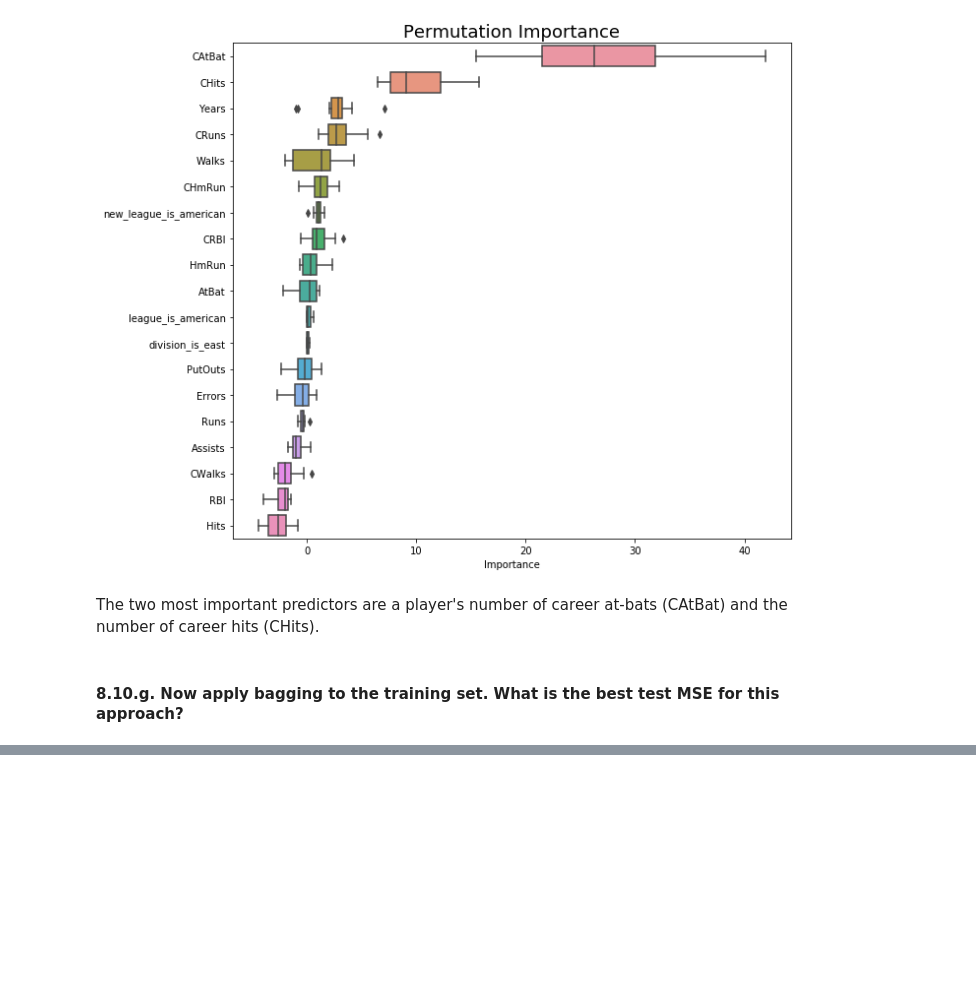
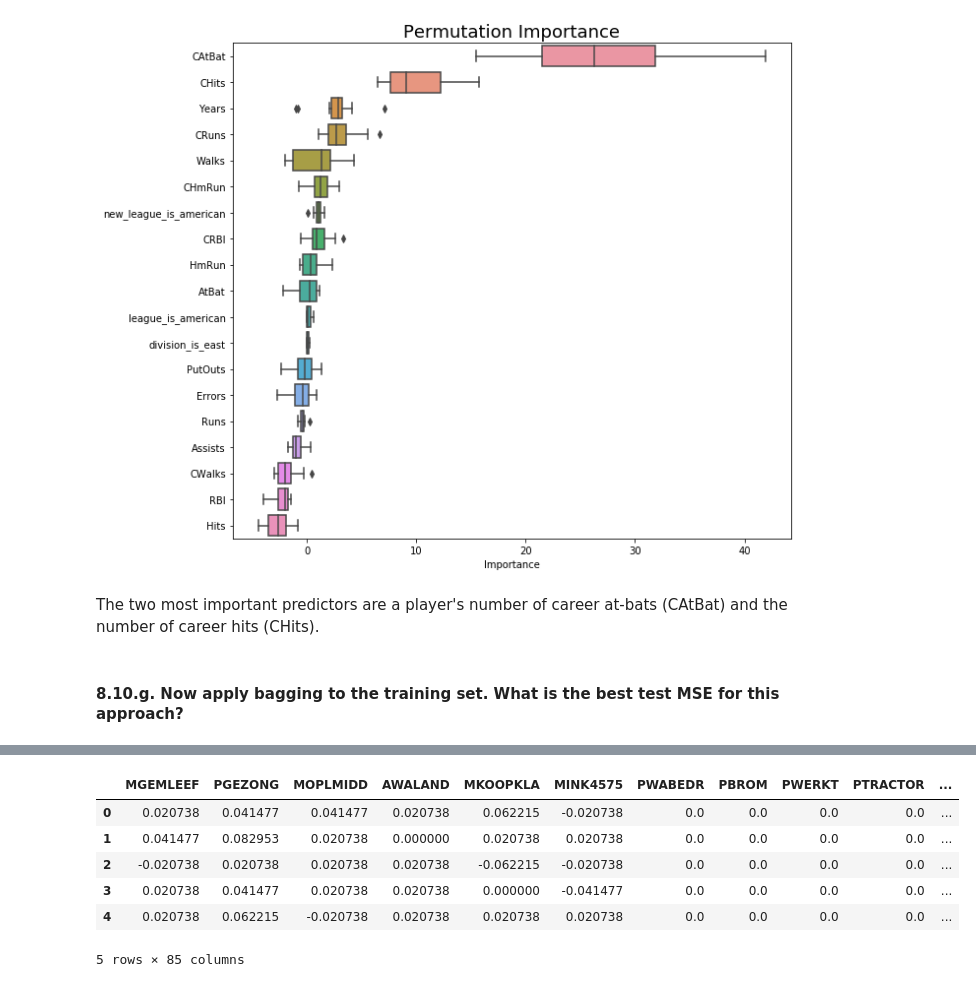
Before and after one commit to Morgan-Sell/islr-labs-exercises-python, a Jupyter notebook: exercises/08_tree_based_methods_exercises.ipynb, the cells around one changed output, grey strips where cells are left out. Saved outputs shown, nothing was run; the diff lists cells and outputs as text; code cells hidden in the pictures; blank space fills up the shorter version.

```diff
--- a/exercises/08_tree_based_methods_exercises.ipynb
+++ b/exercises/08_tree_based_methods_exercises.ipynb
@@ -586,0 +684,30 @@ The two most important predictors are a player's number of career at-bats (CAtBa
+# %%
+def create_sorted_permutation_importance_df(model, X, y, n_iterations, random_state):
+    '''
+    Inputs:
+    Enter a fitted tree-based model, e.g. Random Forest or Gradient Boost.
+    X and y can be the training set or a hold-out set, i.e., validation or test.
+    X and y must be dataframes.
+
+    Return:
+    Returns a sorted dataframe comprised of each feature's importance for the number of selected iterations.
+    The dataframe is sorted by the features' medians.
+
+    Misc:
+    Permutation importance is calculated by the difference between a baseline metric
+    and the resulting "score" when the feature is excluded.
+    The larger the value, the greater the importance.
+    Occasionally see negative values for permutation importances.
+    In those cases, the predictions on the shuffled (or noisy) data happened
+    to be more accurate than the real data.
+    This happens when the feature didn't matter (should have had an importance close to 0),
+    but random chance caused the predictions on shuffled data to be more accurate.
+    '''
+
+    results = permutation_importance(model, X, y, n_repeats=n_iterations,
+                                     random_state=random_state, n_jobs=-1)
+
+    df = pd.DataFrame(results.importances.T * 100, columns=X.columns)
+    sorted_idx = df.median().sort_values().index[::-1]
+    sorted_df = df[sorted_idx]
+    return sorted_df
@@ -586,0 +731,10 @@ The two most important predictors are a player's number of career at-bats (CAtBa
+# %%
+perm_df.head()
+# %% [output]
+|  | MGEMLEEF | PGEZONG | MOPLMIDD | AWALAND | MKOOPKLA | MINK4575 | PWABEDR | PBROM | PWERKT | PTRACTOR | ... |
+| 0 | 0.020738 | 0.041477 | 0.041477 | 0.020738 | 0.062215 | -0.020738 | 0.0 | 0.0 | 0.0 | 0.0 | ... |
+| 1 | 0.041477 | 0.082953 | 0.020738 | 0.000000 | 0.020738 | 0.020738 | 0.0 | 0.0 | 0.0 | 0.0 | ... |
+| 2 | -0.020738 | 0.020738 | 0.020738 | 0.020738 | -0.062215 | -0.020738 | 0.0 | 0.0 | 0.0 | 0.0 | ... |
+| 3 | 0.020738 | 0.041477 | 0.020738 | 0.020738 | 0.000000 | -0.041477 | 0.0 | 0.0 | 0.0 | 0.0 | ... |
+| 4 | 0.020738 | 0.062215 | -0.020738 | 0.020738 | 0.020738 | 0.020738 | 0.0 | 0.0 | 0.0 | 0.0 | ... |
+5 rows × 85 columns
```
Also changed, not shown: parts of 15 cells of this notebook, 1 other file.
